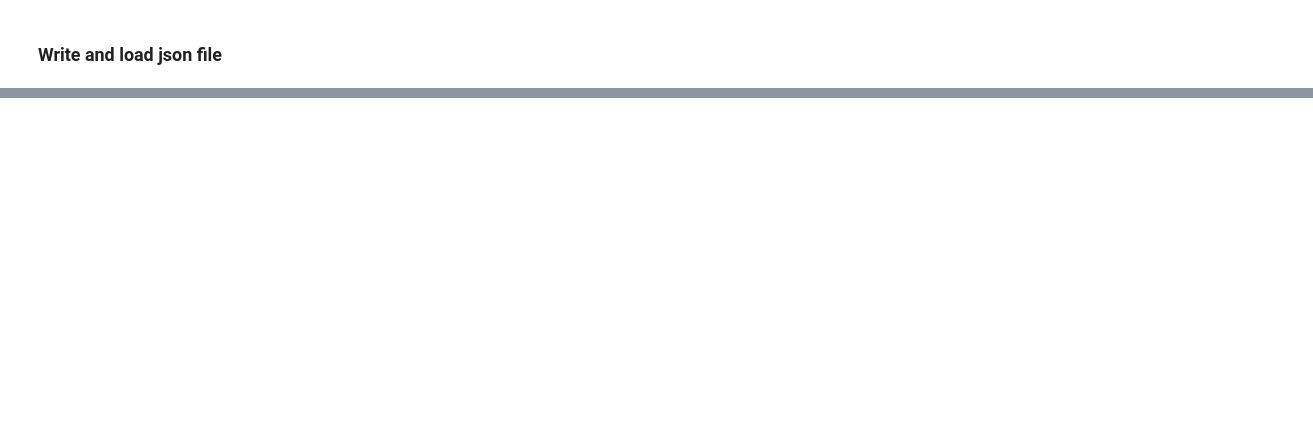
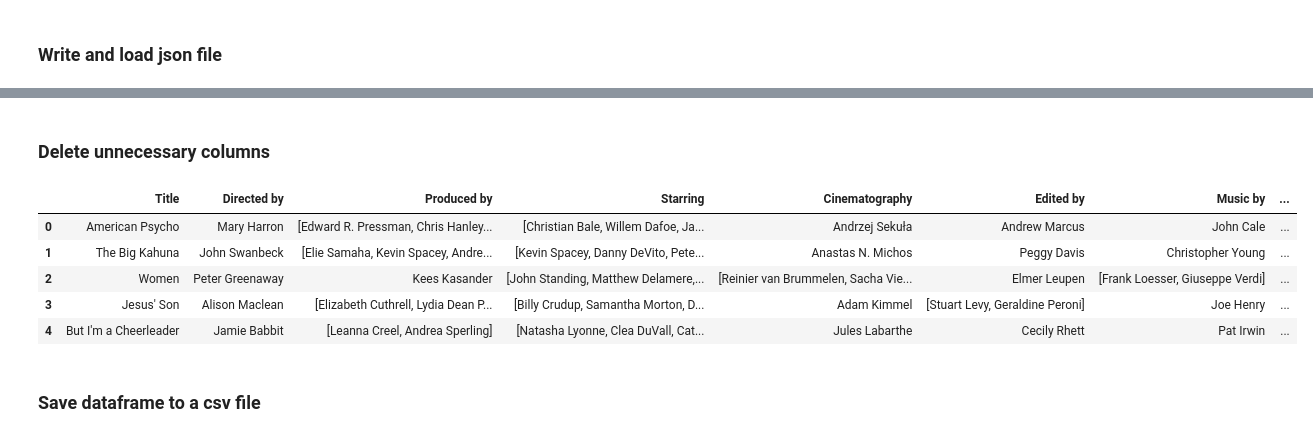
Before and after one commit to Dylanyves/web-scrapping-movies-dataset, a Jupyter notebook: Main.ipynb, the cells around one changed output, grey strips where cells are left out. Saved outputs shown, nothing was run; the diff lists cells and outputs as text; code cells hidden in the pictures; blank space fills up the shorter version.

```diff
--- a/Main.ipynb
+++ b/Main.ipynb
@@ -274,0 +293,5 @@ True
+# %%
+df = pd.DataFrame(movie_data['movie_info'])
+# %%
+pd.set_option('display.max_rows', 500)
+pd.set_option('display.max_columns', 500)
@@ -274,0 +307,22 @@ True
+# %% [markdown]
+### Delete unnecessary columns
+# %%
+def drop_col(dataframe):
+    for col in dataframe.columns:
+        na_rows = dataframe[col].isna().sum()
+        if na_rows > (len(df) / 2):
+            dataframe.drop(col, axis=1, inplace=True)
+    return dataframe
+# %%
+cleaned_df = drop_col(df)
+# %%
+cleaned_df.head()
+# %% [output]
+|  | Title | Directed by | Produced by | Starring | Cinematography | Edited by | Music by | ... |
+| 0 | American Psycho | Mary Harron | [Edward R. Pressman, Chris Hanley... | [Christian Bale, Willem Dafoe, Ja... | Andrzej Sekuła | Andrew Marcus | John Cale | ... |
+| 1 | The Big Kahuna | John Swanbeck | [Elie Samaha, Kevin Spacey, Andre... | [Kevin Spacey, Danny DeVito, Pete... | Anastas N. Michos | Peggy Davis | Christopher Young | ... |
+| 2 | Women | Peter Greenaway | Kees Kasander | [John Standing, Matthew Delamere,... | [Reinier van Brummelen, Sacha Vie... | Elmer Leupen | [Frank Loesser, Giuseppe Verdi] | ... |
+| 3 | Jesus' Son | Alison Maclean | [Elizabeth Cuthrell, Lydia Dean P... | [Billy Crudup, Samantha Morton, D... | Adam Kimmel | [Stuart Levy, Geraldine Peroni] | Joe Henry | ... |
+| 4 | But I'm a Cheerleader | Jamie Babbit | [Leanna Creel, Andrea Sperling] | [Natasha Lyonne, Clea DuVall, Cat... | Jules Labarthe | Cecily Rhett | Pat Irwin | ... |
+# %% [markdown]
+### Save dataframe to a csv file
```
Also changed, not shown: parts of 12 cells of this notebook, 2 other files.
